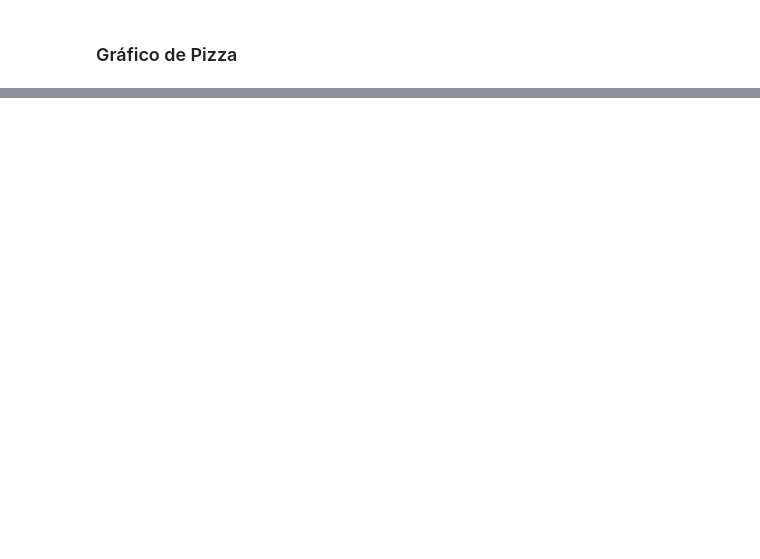
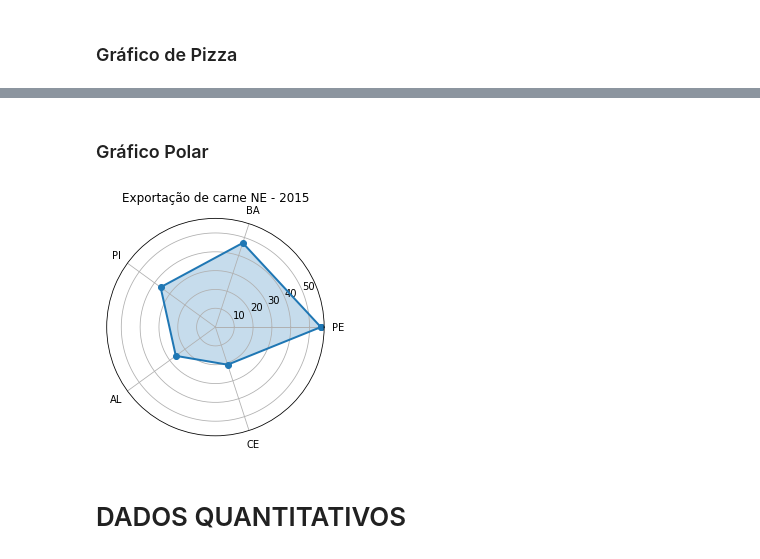
Before and after one commit to marcostark/estatistica-exploratoria, a Jupyter notebook: statistics.ipynb, the cells around one changed output, grey strips where cells are left out. Saved outputs shown, nothing was run; the diff lists cells and outputs as text; code cells hidden in the pictures; blank space fills up the shorter version.

Commit message:
Gráfico polar implementado

```diff
--- a/statistics.ipynb
+++ b/statistics.ipynb
@@ -175,3 +174,49 @@ plt.show()
 # %% [output]
 [interactive output not drawn]
 [interactive output not drawn]
+# %% [markdown]
+### Gráfico Polar
+# %%
+import matplotlib.pyplot as plt
+from math import pi
+import pandas as pd
+import numpy as np
+#!pip install seaborn
+import seaborn as sns
+
+#df=pd.read_csv("Pokemon.csv")
+
+df2=pd.read_csv("tabela_frequencia_estados.csv")
+
+# Pegando a linha com os labels
+labels = list(df2['Marca'])
+
+# Pegando os valores correspondentes aos labels
+stats = list(df2['Quantidade'])
+#stats += values[:1]
+
+# Usado para selecionar valores de uma determinada linha
+# labels=np.array(['HP', 'Attack', 'Defense', 'Sp. Atk', 'Sp. Def', 'Speed'])
+# stats = df.loc [ 386 , labels] .values
+
+# Gerando os angulos
+angles = np.linspace(0, 2*np.pi, len(labels), endpoint=False)# Set the angle
+# close the plot
+
+stats=np.concatenate((stats,[stats[0]]))  # Closed
+angles=np.concatenate((angles,[angles[0]]))  # Closed
+
+fig=plt.figure()
+ax = fig.add_subplot(111, polar=True)   # Set polar axis
+ax.plot(angles, stats, 'o-', linewidth=2)  # Draw the plot (or the frame on the radar chart)
+ax.fill(angles, stats, alpha=0.25)  #Fulfill the area
+ax.set_thetagrids(angles * 180/np.pi, labels)  # Set the label for each axis
+ax.set_title("Exportação de carne NE - 2015")
+#ax.set_title([df.loc[386,"Name"]])  # Set the pokemon's name as the title
+
+#ax.set_rlim(0,250) # Setar valor maximo para valores dos circulos
+ax.grid(True)
+# %% [output]
+[figure, added]
+# %% [markdown]
+# DADOS QUANTITATIVOS
```
Also changed, not shown: parts of 3 cells of this notebook, 3 other files.
